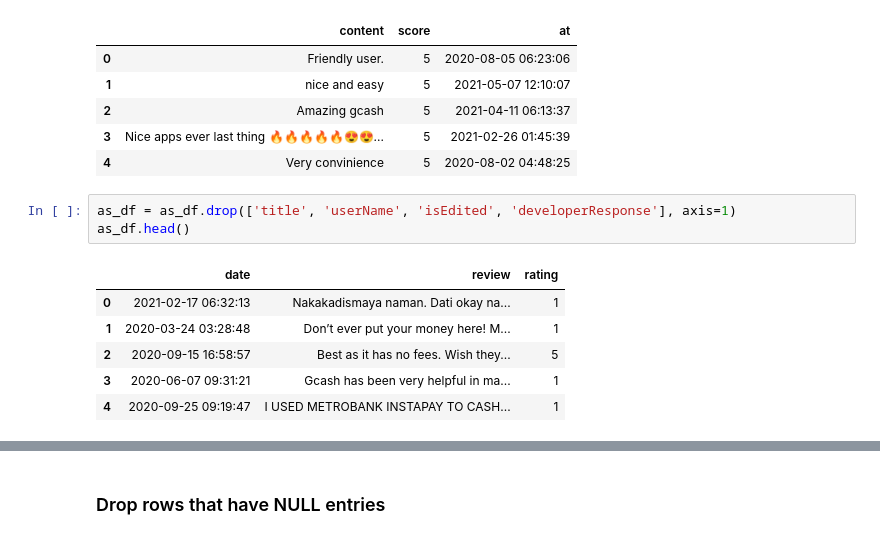
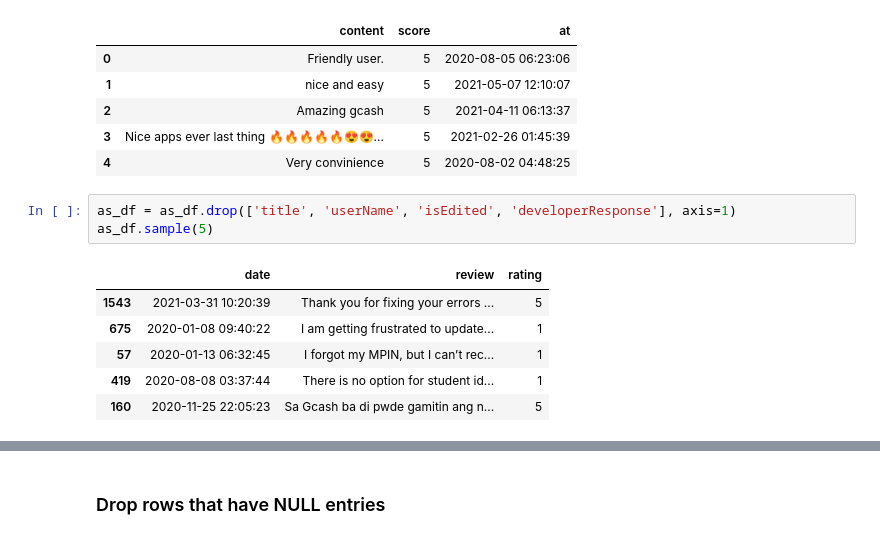
Before and after one commit to kentregs/mynt-cadetship-final-capstone-project-repo, a Jupyter notebook: [6] NTM_topic_modeling.ipynb, the cells around one changed output, grey strips where cells are left out. Saved outputs shown, nothing was run; the diff lists cells and outputs as text.

```diff
--- a/[6] NTM_topic_modeling.ipynb
+++ b/[6] NTM_topic_modeling.ipynb
@@ -53,11 +53,11 @@ gps_df.head()
 | 4 | Very convinience | 5 | 2020-08-02 04:48:25 |
 # %%
 as_df = as_df.drop(['title', 'userName', 'isEdited', 'developerResponse'], axis=1)
-as_df.head()
+as_df.sample(5)
 # %% [output]
 |  | date | review | rating |
-| 0 | 2021-02-17 06:32:13 | Nakakadismaya naman. Dati okay na... | 1 |
-| 1 | 2020-03-24 03:28:48 | Don’t ever put your money here! M... | 1 |
-| 2 | 2020-09-15 16:58:57 | Best as it has no fees. Wish they... | 5 |
-| 3 | 2020-06-07 09:31:21 | Gcash has been very helpful in ma... | 1 |
-| 4 | 2020-09-25 09:19:47 | I USED METROBANK INSTAPAY TO CASH... | 1 |
+| 1543 | 2021-03-31 10:20:39 | Thank you for fixing your errors ... | 5 |
+| 675 | 2020-01-08 09:40:22 | I am getting frustrated to update... | 1 |
+| 57 | 2020-01-13 06:32:45 | I forgot my MPIN, but I can’t rec... | 1 |
+| 419 | 2020-08-08 03:37:44 | There is no option for student id... | 1 |
+| 160 | 2020-11-25 22:05:23 | Sa Gcash ba di pwde gamitin ang n... | 5 |
```
Also changed, not shown: parts of 47 cells of this notebook.
